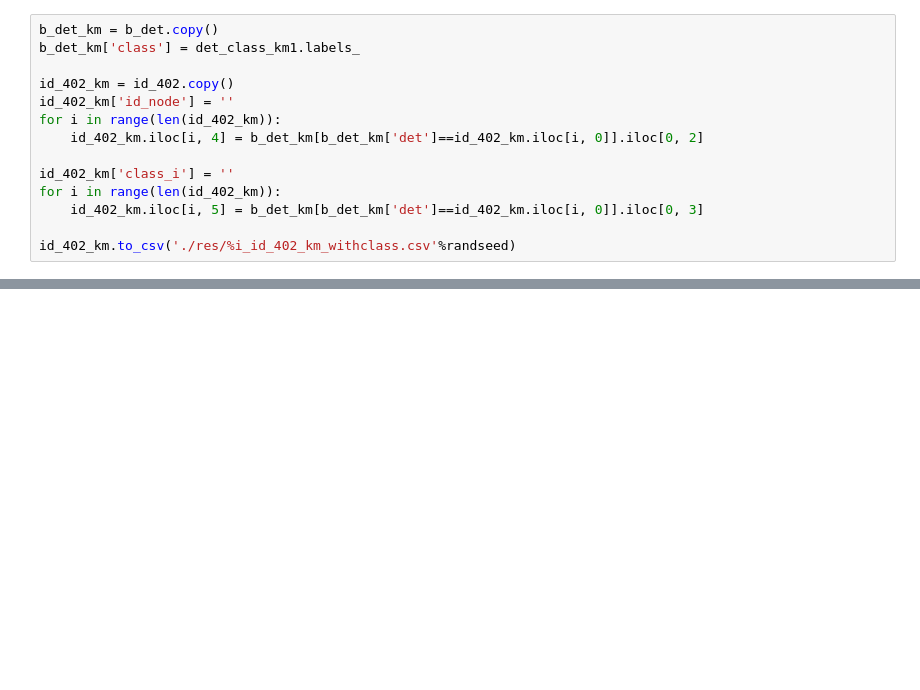
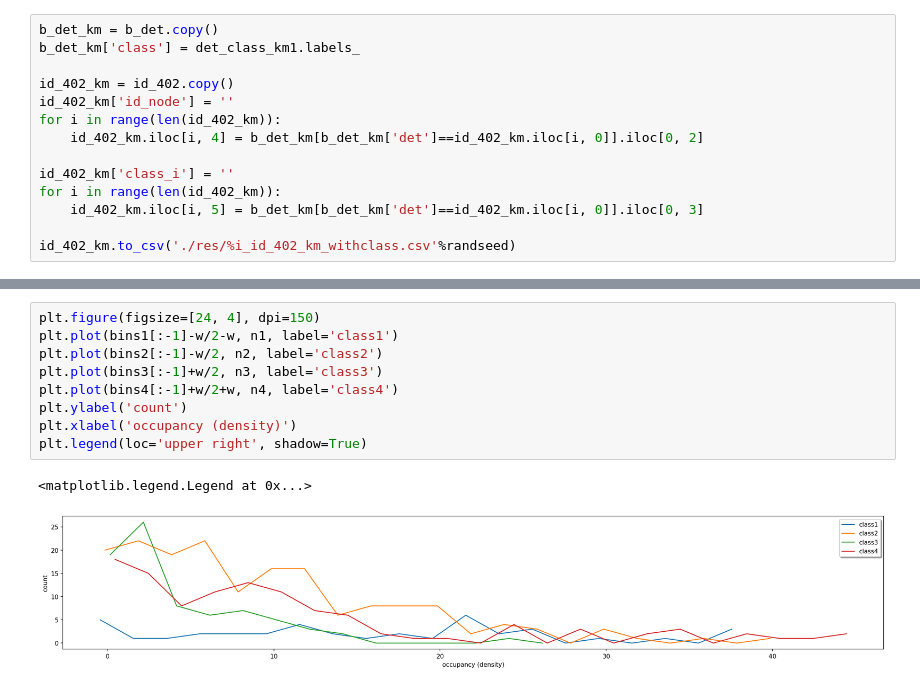
Before and after one commit to HaTT2018/NET_louvain_DAN, a Jupyter notebook: search_rand_seed.ipynb, the cells around one changed output, grey strips where cells are left out. Drawn from its saved outputs; the diff is of its cells as text; blank space fills up the shorter version.

```diff
--- a/search_rand_seed.ipynb
+++ b/search_rand_seed.ipynb
@@ -623,0 +685,12 @@ id_402_km.to_csv('./res/%i_id_402_km_withclass.csv'%randseed)
+# %%
+plt.figure(figsize=[24, 4], dpi=150)
+plt.plot(bins1[:-1]-w/2-w, n1, label='class1')
+plt.plot(bins2[:-1]-w/2, n2, label='class2')
+plt.plot(bins3[:-1]+w/2, n3, label='class3')
+plt.plot(bins4[:-1]+w/2+w, n4, label='class4')
+plt.ylabel('count')
+plt.xlabel('occupancy (density)')
+plt.legend(loc='upper right', shadow=True)
+# %% [output]
+<matplotlib.legend.Legend at 0x...>
+[figure, added]
```
Also changed, not shown: parts of 11 cells of this notebook, 2 other files.
